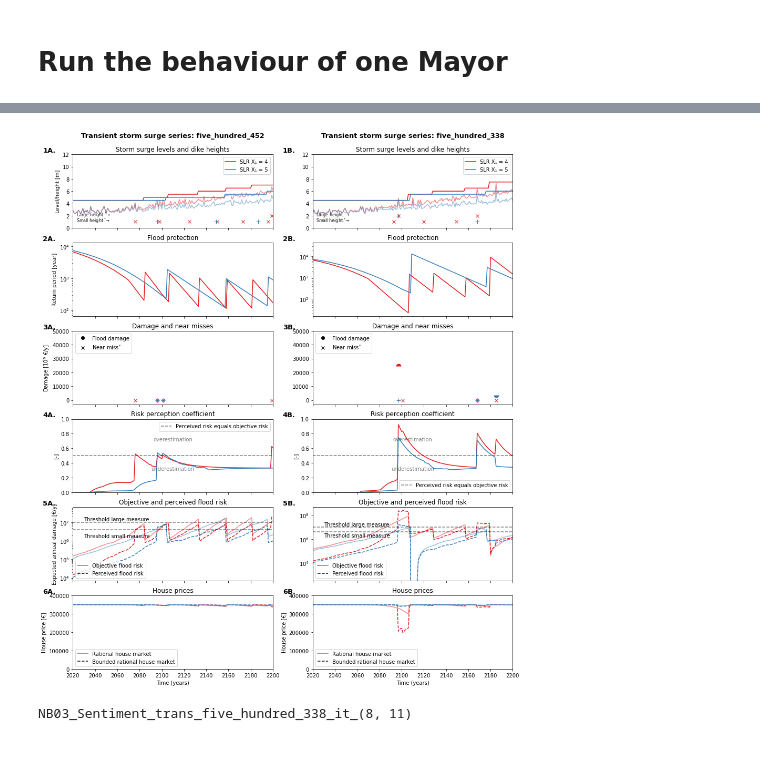
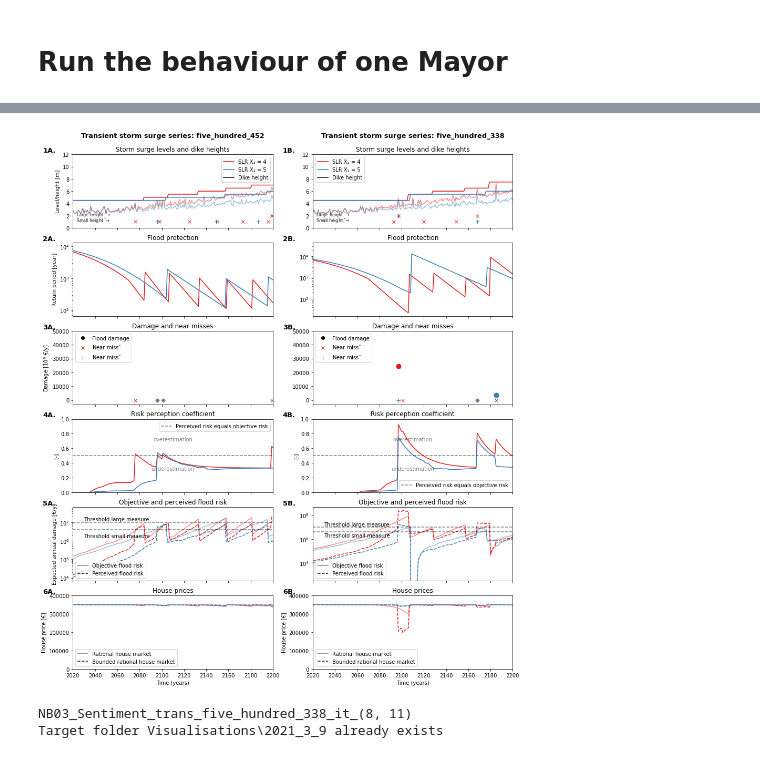
Before and after one commit to keesvanginkel/Urban-SETP, a Jupyter notebook: 03_Rotty_compare_transients.ipynb, the cells around one changed output, grey strips where cells are left out. Drawn from its saved outputs; the diff is of its cells as text; code cells hidden in the pictures.

```diff
--- a/03_Rotty_compare_transients.ipynb
+++ b/03_Rotty_compare_transients.ipynb
@@ -125,7 +125,7 @@ measure_cycler_size = [6,8]
 near_miss_cycler = ["x","+"]
 near_miss_size = [6,8]
 
-damage_fill_cycler = ['top','bottom']
+damage_fill_cycler = ['full']*2#['top','bottom']
 
 nrows=6
 ncols=2
@@ -216,6 +216,9 @@ for m, experiments in enumerate(all_experiments): #Iterates over surgeseries
     axes[0,m].text(2023,0.9,'Small height.$^{*}$' + u"\u2192",fontsize=8)
     axes[0,m].text(2023,1.9,'Large height.$^{*}$' + u"\u2192",fontsize=8)
 
+    label2 = 'Dike height'
+    handles0.append(Line2D([0], [0], color='black', label=label2,linestyle='-'))
+
     axes[0,m].legend(handles=handles0)
 
     #ROW 2 FLOOD PROTECTION LEVEL
@@ -224,7 +227,8 @@ for m, experiments in enumerate(all_experiments): #Iterates over surgeseries
     #ROW 3 DAMAGE AND NEAR MISSES
     axes[2,m].set_title('Damage and near misses')
     handles2 = [Line2D([0], [0], marker='o', color='w', label='Flood damage', markerfacecolor='black', markersize=8),
-             Line2D([0], [0], marker='x', color='w', label='Near miss$^{*}$', markeredgecolor='black', markersize=6)]
+             Line2D([0], [0], marker=near_miss_cycler[0], color='w', label='Near miss$^{*}$', markeredgecolor=p[0], markersize=near_miss_size[0]),
+             Line2D([0], [0], marker=near_miss_cycler[1], color='w', label='Near miss$^{*}$', markeredgecolor=p[1], markersize=near_miss_size[1])]
     axes[2,m].legend(handles=handles2,loc='upper left')
     axes[2,m].legend(handles=handles2,loc='upper left')
 
@@ -250,34 +254,34 @@ for m, experiments in enumerate(all_experiments): #Iterates over surgeseries
                         Line2D([0], [0], color='black',label='Bounded rational house market',linestyle='--')]
     axes[5,m].legend(handles=custom_lines)
     axes[5,m].set_ylabel('House price [\u20ac]')
     axes[5,m].set_xlabel('Time (years)')
 
     ############### PRINT MAYOR-SPECIFIC THRESHOLDS ####################
     if Mayor.get_name() == 'Lawkeeper':
         axes[1,m].plot(time,[Mayor.threshold_small]*len(time),color='black',linestyle='--',alpha=0.5)
         axes[1,m].plot(time,[Mayor.threshold_large]*len(time),color='black',linestyle='--',alpha=0.5)
         axes[1,m].text(2030,Mayor.threshold_small - 4000,'Threshold small measure',color='black',alpha=1)
         axes[1,m].text(2030,Mayor.threshold_large - 800,'Threshold large measure',color='black',alpha=1)
 
     if Mayor.get_name() == 'H. Economicus' or Mayor.get_name() == 'Sentiment':
         axes[4,m].plot(time,[(10**6)*Mayor.threshold_small]*len(time),color='black',linestyle='--',alpha=0.5)
         axes[4,m].plot(time,[(10**6)*Mayor.threshold_large]*len(time),color='black',linestyle='--',alpha=0.5)
         axes[4,m].text(2030,(10**6)*Mayor.threshold_small-2.5E6,'Threshold small measure',color='black',alpha=1)
         axes[4,m].text(2030,(10**6)*Mayor.threshold_large+2E6,'Threshold large measure',color='black',alpha=1)
 
     ###################################################################
 
 
 #Set xlim of each axis to the same value
 for row in axes:
     for ax in row: ax.set_xlim(xlim)
 
 for nr in range(0,nrows):
     for l,letter in enumerate(('A','B')):
         axes[nr,l].text(-0.15, 1.1, "{}{}.".format(nr+1,letter), transform=axes[nr,l].transAxes,
                        fontsize=13, fontweight='bold', va='top')
 # %% [output]
-[figure, old version]
+[figure, new version]
 # %%
 #################################################################
 #################### SAVE THE EXPERIMENT ########################
@@ -297,3 +301,4 @@ else: print("Target folder {} already exists".format(target))
 fig.savefig(Path(target, (filename + ".png")),bbox_inches='tight',dpi=150)
 # %% [output]
 NB03_Sentiment_trans_five_hundred_338_it_(8, 11)
+Target folder Visualisations\2021_3_9 already exists
```
Also changed, not shown: parts of 2 cells of this notebook, 10 other files.
